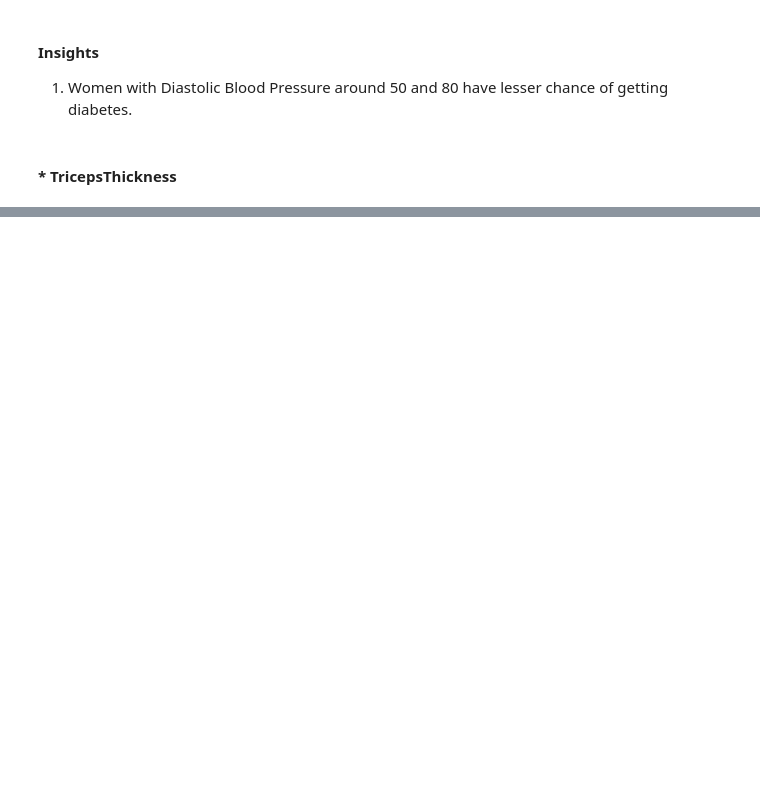
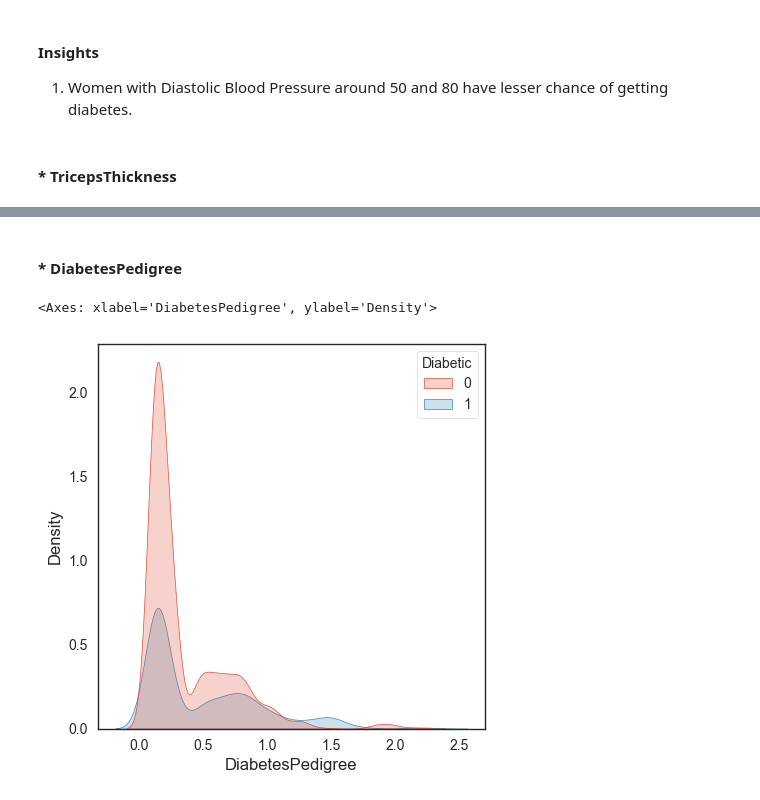
Before and after one commit to sugam21/FastAPI, a Jupyter notebook: Week-2/Classification/notebooks/data_exploration.ipynb, the cells around one changed output, grey strips where cells are left out. Cells and saved outputs as stored; diff of their text form; code cells hidden in the pictures; blank space fills up the shorter version.

```diff
--- a/Week-2/Classification/notebooks/data_exploration.ipynb
+++ b/Week-2/Classification/notebooks/data_exploration.ipynb
@@ -257,0 +299,7 @@ plt.ylim([0, 0.025]);
+# %% [markdown]
+#### * DiabetesPedigree
+# %%
+sns.kdeplot(data=df, x="DiabetesPedigree", hue="Diabetic", shade=True)
+# %% [output]
+<Axes: xlabel='DiabetesPedigree', ylabel='Density'>
+[figure, added]
```
Also changed, not shown: parts of 37 cells of this notebook, 10 other files.
